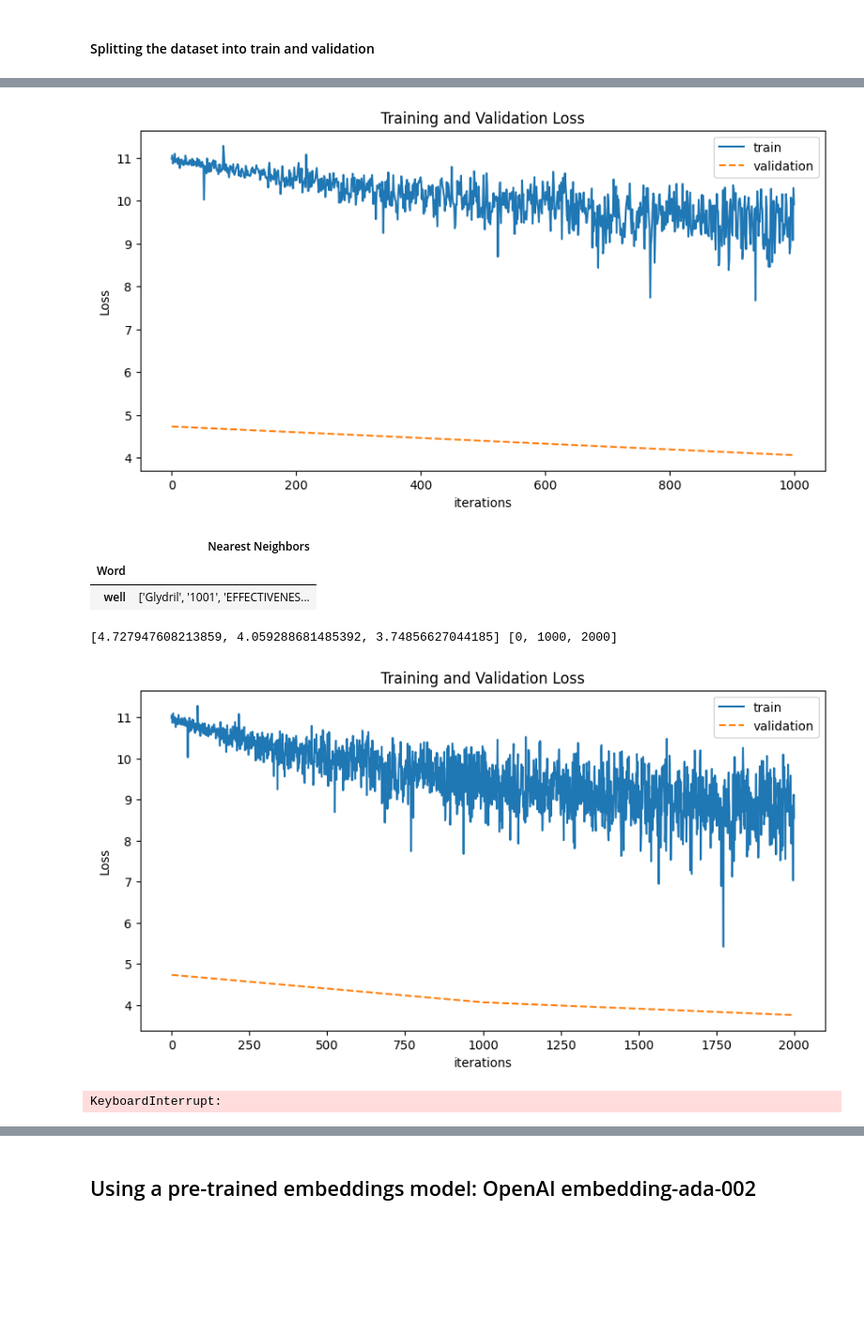
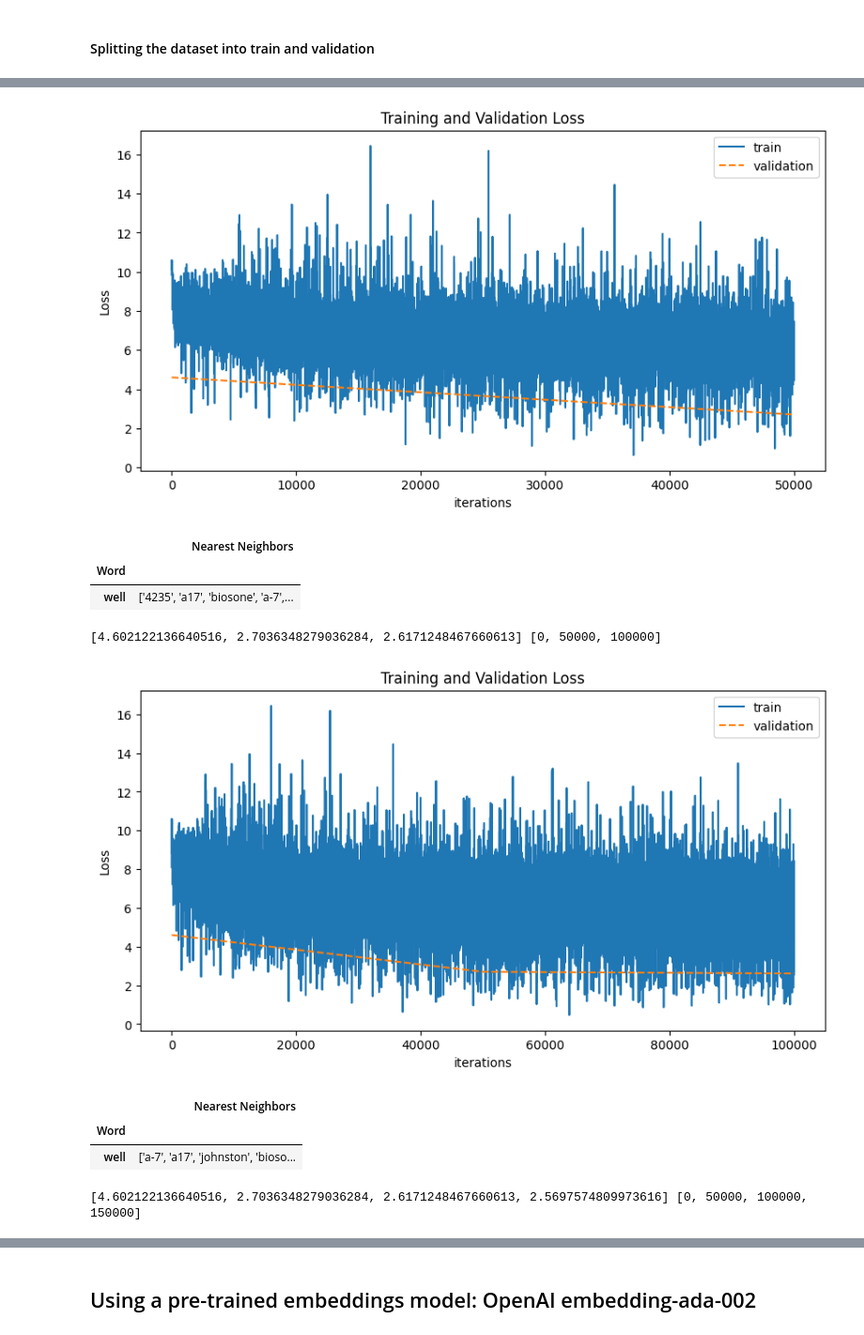
Before and after one commit to LukasMosser/force_npd_llm_hackathon, a Jupyter notebook: notebooks/FORCE_LLM_Hackathon_November_2023.ipynb, the cells around one changed output, grey strips where cells are left out. Shown at 94% size. Cells and saved outputs as stored; diff of their text form; code cells hidden in the pictures; blank space fills up the shorter version.

Commit message:
ran CBOW for a while, looks much better

```diff
--- a/notebooks/FORCE_LLM_Hackathon_November_2023.ipynb
+++ b/notebooks/FORCE_LLM_Hackathon_November_2023.ipynb
@@ -152,7 +170,7 @@ dict(word_freq.most_common(30))
 #### Creating the dictionary of words for the dataset
 # %%
 # We will only consider words that have 100 or more occurences.
-common_words = {word for word, freq in word_freq.items() if freq >= 100}
+common_words = {word for word, freq in word_freq.items() if freq >= 500}
 word_dict = {word: idx for idx, (word, _) in enumerate(word_freq.most_common()) if word in common_words}
 # %% [markdown]
 Let's look at the final word dictionary
@@ -194,24 +215,27 @@ import torch
 from collections import defaultdict
 from itertools import chain, islice
 
-def make_cbow_context(tokenized, window_size=2):
+def make_cbow_context(tokenized, window_size=2, deterministic=False):
     # Create context windows using islice for elegant slicing
-    for idx in range(window_size, len(tokenized)-window_size):
-        historical = islice(tokenized, idx - np.random.randint(1, window_size), idx)
-        future = islice(tokenized, idx+1, idx+1 + np.random.randint(1, window_size))
+    for idx in range(window_size, len(tokenized) - window_size):
+        ws = np.random.randint(1, window_size) if not deterministic else window_size
+        historical = islice(tokenized, idx - ws, idx)
+
+        ws = np.random.randint(1, window_size) if not deterministic else window_size
+        future = islice(tokenized, idx+1, idx+1 + ws)
         yield list(chain(historical, future)), tokenized[idx]
 
 def pad_sequence(seq, pad_value, max_length):
     # Pad sequence to the required length
     return np.pad(seq, (0, max_length - len(seq)), constant_values=pad_value)
 
-def get_batch(dataset, word_dict, batch_size=32, window_size=2):
+def get_batch(dataset, word_dict, batch_size=32, window_size=2, deterministic=False):
     # Using generator expression for batch creation
     batch_x = []
     batch_y = []
     for row in dataset:
         tokenized = [word_dict.get(word) for word in preprocess(row['raw_content']) if word in word_dict]
-        for cbow, target in make_cbow_context(tokenized, window_size=window_size):
+        for cbow, target in make_cbow_context(tokenized, window_size=window_size, deterministic=deterministic):
             batch_x.append(cbow)
             batch_y.append(target)
             if len(batch_x) == batch_size:
@@ -225,7 +249,7 @@ def get_batch(dataset, word_dict, batch_size=32, window_size=2):
 shuffled_dataset = force_llm_dataset_scrubbed['train'].shuffle(seed=42)
 
 # Main loop to process batches
-for i, (X, y, mask) in enumerate(get_batch(shuffled_dataset, word_dict, batch_size=64, window_size=10)):
+for i, (X, y, mask) in enumerate(get_batch(shuffled_dataset, word_dict, batch_size=4, window_size=2, deterministic=True)):
     X = torch.tensor(X, dtype=torch.long)
     y = torch.tensor(y, dtype=torch.long)
     mask = torch.tensor(mask, dtype=torch.long)
@@ -256,10 +268,11 @@ tensor([[ 5587,   369,  3383,  ..., 41013, 41013, 41013],
 # %%
-class Word2Vec(nn.Module):
-    def __init__(self, padding_idx, d_embedding: int = 128, n_vocab: int = 10):
+class CBOW(nn.Module):
+    def __init__(self, padding_idx, d_embedding: int = 128, n_vocab: int = 10, hidden_dim=128):
         super().__init__()
         self.embedding = nn.Embedding(num_embeddings=n_vocab, embedding_dim=d_embedding, padding_idx=padding_idx)
-        self.out = nn.Linear(d_embedding, n_vocab)
-
+        self.linear1 = nn.Linear(d_embedding, hidden_dim)
+        self.linear2 = nn.Linear(hidden_dim, n_vocab)
+        self.activation = nn.ReLU()
     def embed(self, x):
         return self.embedding(x)
 
@@ -268,8 +281,8 @@ class Word2Vec(nn.Module):
         mask = mask.unsqueeze(-1)     # Add a dimension for broadcasting
         masked_embedded = embedded * mask  # Apply the mask
         sum_embeddings = masked_embedded.sum(dim=1)  # Sum only the masked (valid) embeddings
-        logits = self.out(sum_embeddings)
-        log_probs = F.log_softmax(logits, dim=1)
+        hidden_1 = self.activation(self.linear1(sum_embeddings))
+        log_probs = F.log_softmax(self.linear2(hidden_1), dim=1)
         return log_probs
 # %% [markdown]
 #### Splitting the dataset into train and validation
@@ -356,7 +369,7 @@ def validate(model, valid_dataset, loss_function, word_dict):
     model.eval()  # Set the model to evaluation mode
     total_loss = 0
     with torch.no_grad():  # No gradients required for validation
-        for X_val, y_val, mask_val in tqdm(get_batch(valid_dataset, word_dict, batch_size=256)):
+        for X_val, y_val, mask_val in tqdm(get_batch(valid_dataset, word_dict, batch_size=256, window_size=2, deterministic=True)):
             X_val = torch.tensor(X_val).to(device)
             y_val = torch.tensor(y_val).to(device)
             mask_val = torch.tensor(mask_val).to(device)
@@ -376,7 +389,7 @@ valid_dataset = shuffled_dataset.select(range(int(0.999 * len(shuffled_dataset))
 print(len(train_dataset), len(valid_dataset))
 
 loss_function = nn.NLLLoss()
-model = Word2Vec(len(word_dict.keys()), 128, len(word_dict.keys())+1).to(device)
+model = CBOW(len(word_dict.keys()), 128, len(word_dict.keys())+1, hidden_dim=128).to(device)
 optimizer = torch.optim.AdamW(model.parameters(), lr=3e-4)
 
 # Initialize lists to store loss values for plotting
@@ -385,7 +398,7 @@ valid_losses = []
 valid_iterations = []
 
 # Training loop
-prog_bar = tqdm(get_batch(train_dataset, word_dict, batch_size=256))
+prog_bar = tqdm(get_batch(train_dataset, word_dict, batch_size=256, window_size=2, deterministic=True))
 for i, (X, y, mask) in enumerate(prog_bar):
     X = torch.tensor(X).to(device)
     y = torch.tensor(y).to(device)
@@ -401,7 +414,7 @@ for i, (X, y, mask) in enumerate(prog_bar):
     train_losses.append(loss.item())
 
     # Inside your training loop
-    if i % 1000 == 0:
+    if i % 50000 == 0:
         val_loss = validate(model, valid_dataset, loss_function, word_dict)
         valid_losses.append(val_loss)
         valid_iterations.append(i)
@@ -434,7 +447,10 @@ for i, (X, y, mask) in enumerate(prog_bar):
-[figure, old version]
+[figure, new version]
 |  | Nearest Neighbors |
 | Word |  |
-| well | ['Glydril', '1001', 'EFFECTIVENES... |
+| well | ['4235', 'a17', 'biosone', 'a-7',... |
-[4.727947608213859, 4.059288681485392, 3.74856627044185] [0, 1000, 2000]
+[4.602122136640516, 2.7036348279036284, 2.6171248467660613] [0, 50000, 100000]
-[figure, old version]
+[figure, new version]
+|  | Nearest Neighbors |
+| Word |  |
+| well | ['a-7', 'a17', 'johnston', 'bioso... |
-KeyboardInterrupt:
+[4.602122136640516, 2.7036348279036284, 2.6171248467660613, 2.5697574809973616] [0, 50000, 100000, 150000]
```
Also changed, not shown: parts of 13 cells of this notebook.
